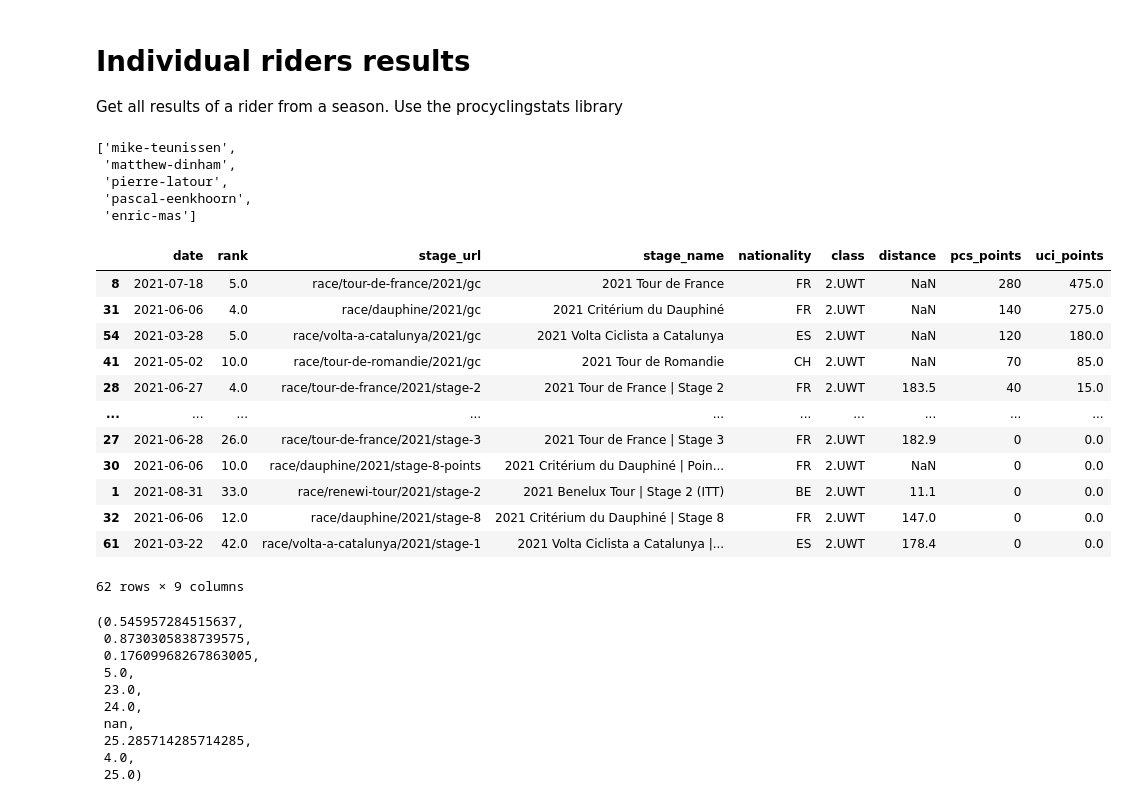
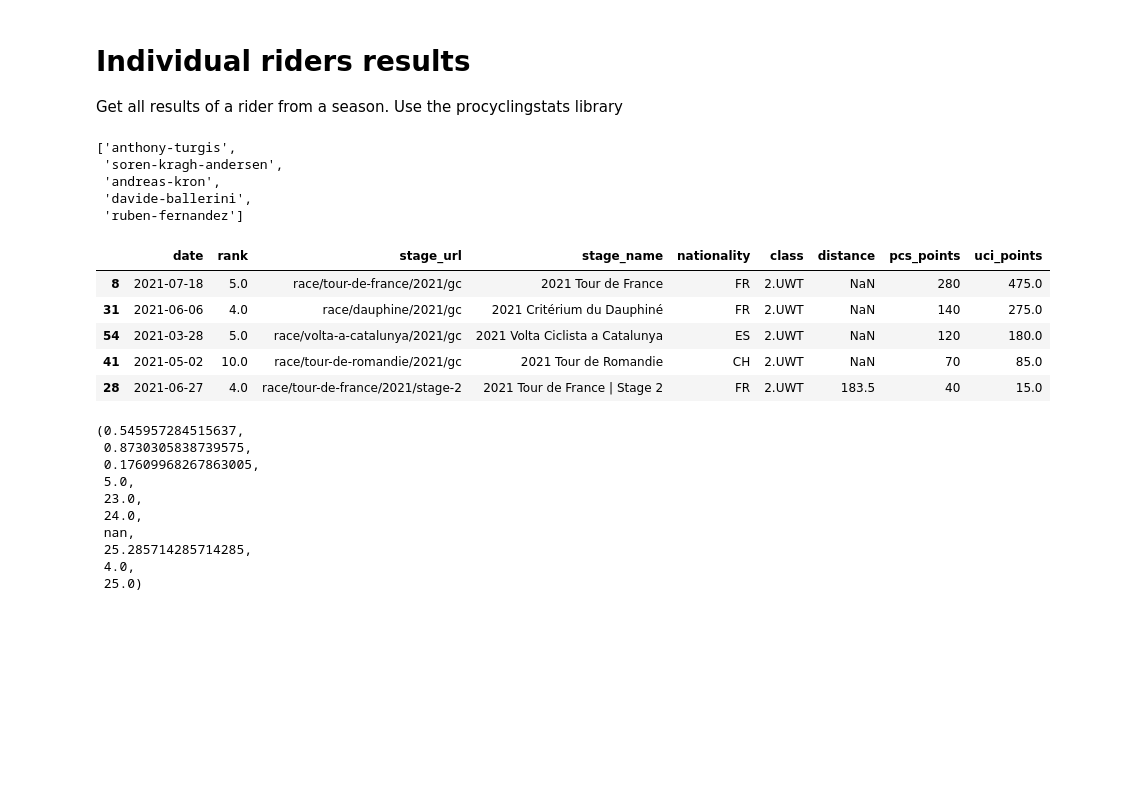
Before and after one commit to martp91/PCS_data_analysis, a Jupyter notebook: pcs_indv_riders.ipynb, the cells around one changed output. Saved outputs shown, nothing was run; the diff lists cells and outputs as text; code cells hidden in the pictures; blank space fills up the shorter version.

```diff
--- a/pcs_indv_riders.ipynb
+++ b/pcs_indv_riders.ipynb
@@ -43,13 +43,13 @@ def get_riders_tdf(season):
     riders, _ = remove_(riders)
     return riders
 
-get_riders_tdf(2023)[:5]
+get_riders_tdf(2021)[:5]
 # %% [output]
-['mike-teunissen',
- 'matthew-dinham',
- 'pierre-latour',
- 'pascal-eenkhoorn',
- 'enric-mas']
+['anthony-turgis',
+ 'soren-kragh-andersen',
+ 'andreas-kron',
+ 'davide-ballerini',
+ 'ruben-fernandez']
 # %%
 def get_rider_results(rider, season):
     url = f"rider.php?xseason={season}&zxseason=&pxseason=equal&sort=date&race=&km1=&zkm1=&pkm1=equal&limit=200&topx=&ztopx=&ptopx=smallerorequal&type=&znation=&continent=&pnts=&zpnts=&ppnts=equal&level=&rnk=&zrnk=&prnk=equal&exclude_tt=0&racedate=&zracedate=&pracedate=equal&name=&pname=contains&category=&profile_score=&zprofile_score=&pprofile_score=largerorequal&filter=Filter&id={rider}&p=results&s=all"
@@ -64,18 +64,11 @@ def get_rider_results(rider, season):
     return df
 # %%
 wilco = get_rider_results('wilco-kelderman', 2021)
-wilco.sort_values('pcs_points', ascending=False)
+wilco.sort_values('pcs_points', ascending=False).head(5)
 # %% [output]
 |  | date | rank | stage_url | stage_name | nationality | class | distance | pcs_points | uci_points |
 | 8 | 2021-07-18 | 5.0 | race/tour-de-france/2021/gc | 2021 Tour de France | FR | 2.UWT | NaN | 280 | 475.0 |
 | 31 | 2021-06-06 | 4.0 | race/dauphine/2021/gc | 2021 Critérium du Dauphiné | FR | 2.UWT | NaN | 140 | 275.0 |
 | 54 | 2021-03-28 | 5.0 | race/volta-a-catalunya/2021/gc | 2021 Volta Ciclista a Catalunya | ES | 2.UWT | NaN | 120 | 180.0 |
 | 41 | 2021-05-02 | 10.0 | race/tour-de-romandie/2021/gc | 2021 Tour de Romandie | CH | 2.UWT | NaN | 70 | 85.0 |
 | 28 | 2021-06-27 | 4.0 | race/tour-de-france/2021/stage-2 | 2021 Tour de France | Stage 2 | FR | 2.UWT | 183.5 | 40 | 15.0 |
-| ... | ... | ... | ... | ... | ... | ... | ... | ... | ... |
-| 27 | 2021-06-28 | 26.0 | race/tour-de-france/2021/stage-3 | 2021 Tour de France | Stage 3 | FR | 2.UWT | 182.9 | 0 | 0.0 |
-| 30 | 2021-06-06 | 10.0 | race/dauphine/2021/stage-8-points | 2021 Critérium du Dauphiné | Poin... | FR | 2.UWT | NaN | 0 | 0.0 |
-| 1 | 2021-08-31 | 33.0 | race/renewi-tour/2021/stage-2 | 2021 Benelux Tour | Stage 2 (ITT) | BE | 2.UWT | 11.1 | 0 | 0.0 |
-| 32 | 2021-06-06 | 12.0 | race/dauphine/2021/stage-8 | 2021 Critérium du Dauphiné | Stage 8 | FR | 2.UWT | 147.0 | 0 | 0.0 |
-| 61 | 2021-03-22 | 42.0 | race/volta-a-catalunya/2021/stage-1 | 2021 Volta Ciclista a Catalunya |... | ES | 2.UWT | 178.4 | 0 | 0.0 |
-62 rows × 9 columns
```
Also changed, not shown: parts of 2 cells of this notebook.
